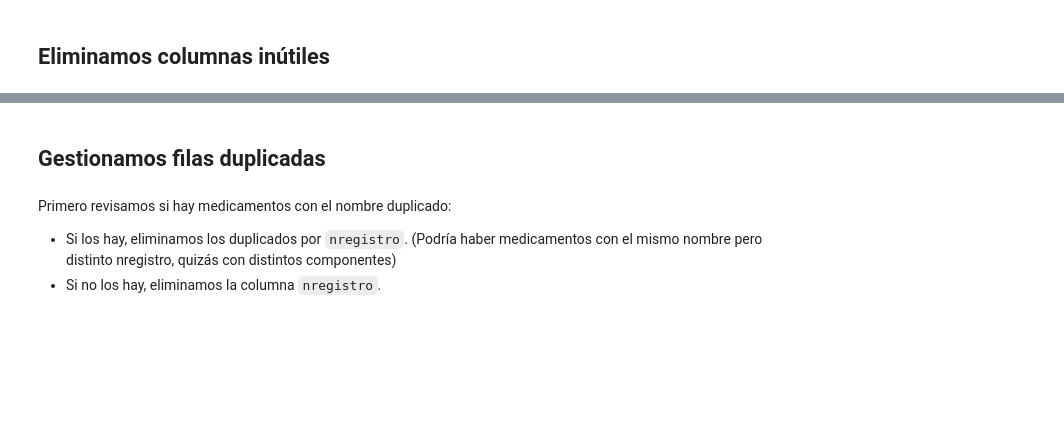
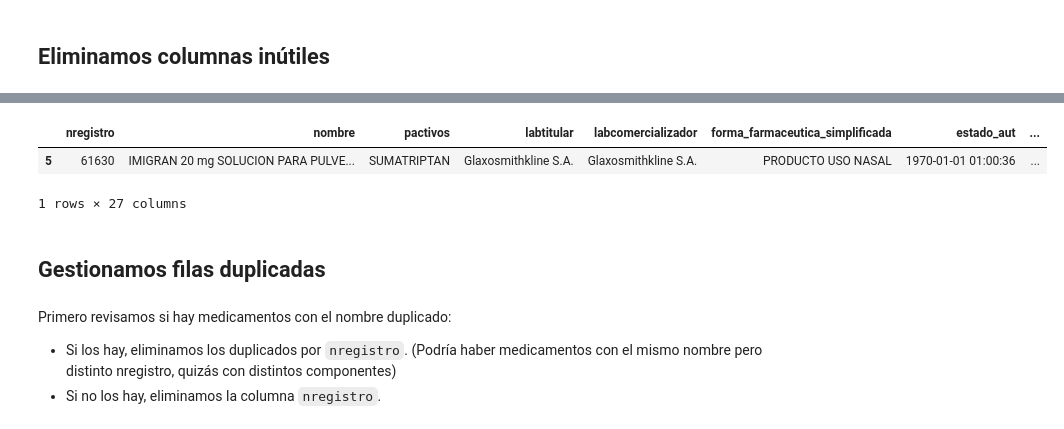
Before and after one commit to Chicloneo/Proyecto-Ingenieria-Dato, a Jupyter notebook: Notebooks/HU-4.ipynb, the cells around one changed output, grey strips where cells are left out. Cells and saved outputs as stored; diff of their text form; code cells hidden in the pictures; blank space fills up the shorter version.

```diff
--- a/Notebooks/HU-4.ipynb
+++ b/Notebooks/HU-4.ipynb
@@ -66,0 +75,8 @@ df.drop(df.columns[0], axis = 1, inplace = True)
+# %%
+condicion_nan = df["Precio venta al público con IVA"].notna() | df["Precio de referencia"].notna()
+# %%
+df.loc[(df["Precio venta al público con IVA"] != df["Precio de referencia"]) & condicion_nan]
+# %% [output]
+|  | nregistro | nombre | pactivos | labtitular | labcomercializador | forma_farmaceutica_simplificada | estado_aut | ... |
+| 5 | 61630 | IMIGRAN 20 mg SOLUCION PARA PULVE... | SUMATRIPTAN | Glaxosmithkline S.A. | Glaxosmithkline S.A. | PRODUCTO USO NASAL | 1970-01-01 01:00:36 | ... |
+1 rows × 27 columns
```
Also changed, not shown: parts of 87 cells of this notebook, 3 other files.
